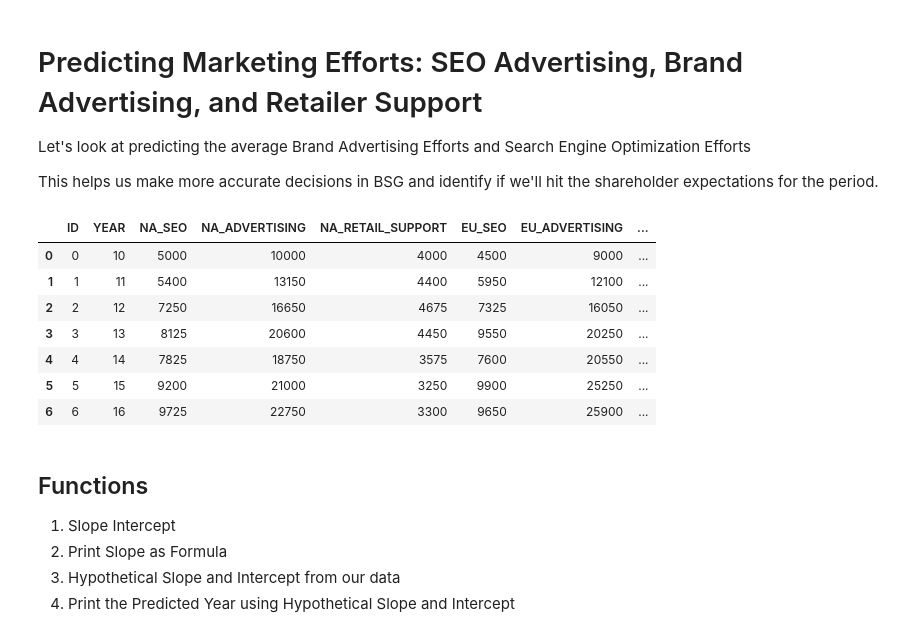
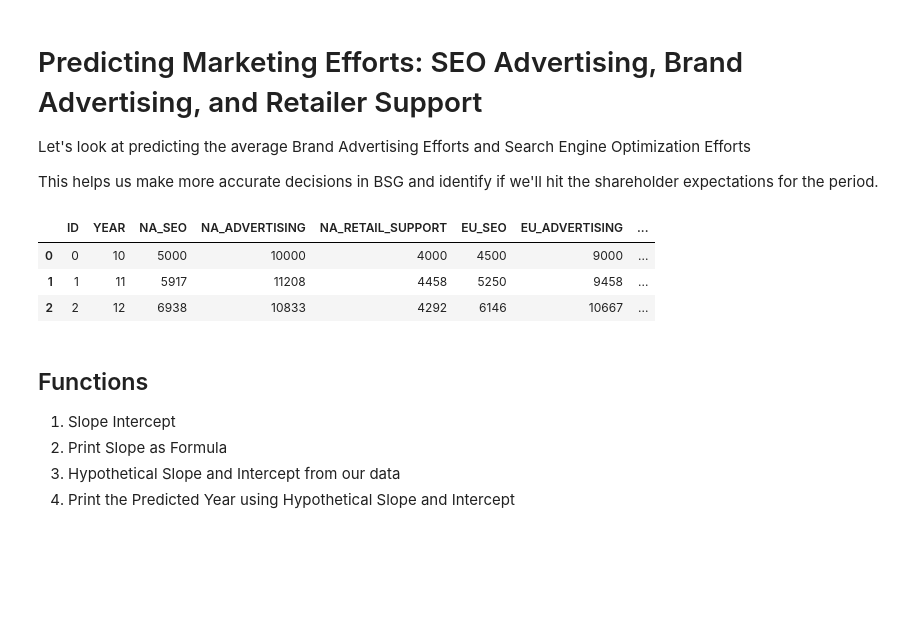
Before and after one commit to brienjl/BSG_Projections, a Jupyter notebook: Advertising_Predictions.ipynb, the cells around one changed output. Saved outputs shown, nothing was run; the diff lists cells and outputs as text; code cells hidden in the pictures; blank space fills up the shorter version.

```diff
--- a/Advertising_Predictions.ipynb
+++ b/Advertising_Predictions.ipynb
@@ -7,25 +7,21 @@ This helps us make more accurate decisions in BSG and identify if we'll hit the
 # %%
 #let's grab a few packages for stats
 import matplotlib.pyplot as plt
 import numpy as np
 import pandas as pd
 
 #Let's set some variables that we'll change each round
 #Change this year to the year being predicted (i.e. if you're predicting year 16, enter '16')
-predictionYear = 17
+predictionYear = 13
 
 #Load the dataset from our bsg_prices_actual - Sheet1.csv
 df = pd.read_csv('bsg_marketing_actual - Sheet1.csv')
 df
 # %% [output]
 |  | ID | YEAR | NA_SEO | NA_ADVERTISING | NA_RETAIL_SUPPORT | EU_SEO | EU_ADVERTISING | ... |
 | 0 | 0 | 10 | 5000 | 10000 | 4000 | 4500 | 9000 | ... |
-| 1 | 1 | 11 | 5400 | 13150 | 4400 | 5950 | 12100 | ... |
-| 2 | 2 | 12 | 7250 | 16650 | 4675 | 7325 | 16050 | ... |
-| 3 | 3 | 13 | 8125 | 20600 | 4450 | 9550 | 20250 | ... |
-| 4 | 4 | 14 | 7825 | 18750 | 3575 | 7600 | 20550 | ... |
-| 5 | 5 | 15 | 9200 | 21000 | 3250 | 9900 | 25250 | ... |
-| 6 | 6 | 16 | 9725 | 22750 | 3300 | 9650 | 25900 | ... |
+| 1 | 1 | 11 | 5917 | 11208 | 4458 | 5250 | 9458 | ... |
+| 2 | 2 | 12 | 6938 | 10833 | 4292 | 6146 | 10667 | ... |
 # %% [markdown]
 ## Functions
 1. Slope Intercept
```
Also changed, not shown: parts of 5 cells of this notebook, 3 other files.
